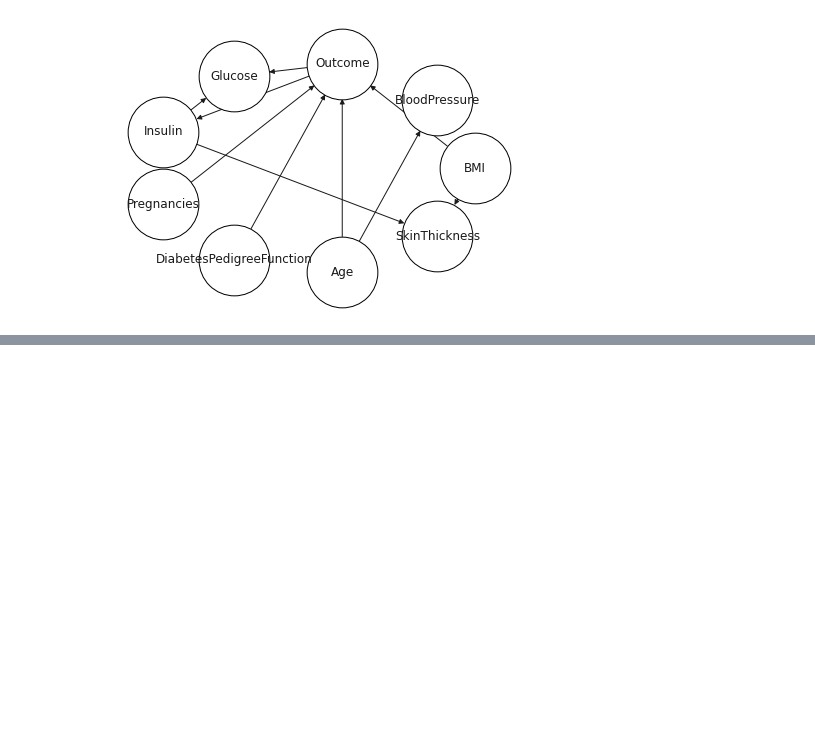
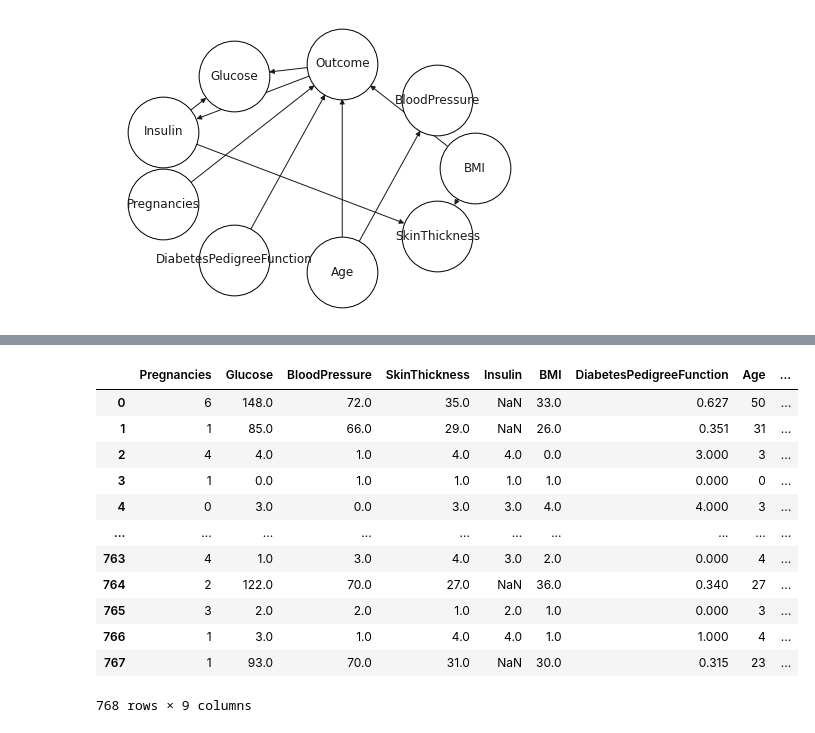
Before and after one commit to Stashq/p01-czwartek-11-Straburzynski-Raczy, a Jupyter notebook: PGM.ipynb, the cells around one changed output, grey strips where cells are left out. Cells and saved outputs as stored; diff of their text form; code cells hidden in the pictures; blank space fills up the shorter version.

```diff
--- a/PGM.ipynb
+++ b/PGM.ipynb
@@ -243,0 +270,13 @@ weighted avg       0.79      0.78      0.79       116
+# %%
+bn = BayesianModel([
+    ("BMI", "BloodPressure"),
+    ("BMI", "Outcome"),
+    ("Pregnancies", "Outcome"),
+    ("DiabetesPedigreeFunction", "Outcome"),
+    ("Age", "Outcome"),
+    ("Outcome", "Glucose"),
+    ("Outcome", "Insulin"),
+    ("Insulin", "SkinThickness"),
+])
+bn.fit(df.iloc[coplete_rows])
+draw(bn)
@@ -243,0 +285,30 @@ weighted avg       0.79      0.78      0.79       116
+# %%
+def fix(df: pd.DataFrame, to_fix: pd.DataFrame):
+    if to_fix.shape[0] == 0:
+        print("Warning: No records in \"to_fix\"")
+        return
+    missings = to_fix.columns[to_fix.isna().any()].tolist()
+    to_fix = to_fix.fillna(0)
+    to_fix = discretize(kbd, to_fix)
+    # df.loc[to_fix.index, [col for col in df.columns.tolist() if col not in ["Outcome"]] =
+    to_fix.loc[to_fix.index, missings] = bn.predict(to_fix.drop(columns=missings)).set_index(to_fix.index)
+    df.loc[to_fix.index, :] = to_fix
+    return df
+# %%
+to_fix = df[df["Glucose"].notna() & df["BloodPressure"].notna() &\
+    df["BMI"].notna() & df["Insulin"].isna() & df["SkinThickness"].isna()]
+fix(df, to_fix)
+# %% [output]
+|  | Pregnancies | Glucose | BloodPressure | SkinThickness | Insulin | BMI | DiabetesPedigreeFunction | Age | ... |
+| 0 | 6 | 148.0 | 72.0 | 35.0 | NaN | 33.0 | 0.627 | 50 | ... |
+| 1 | 1 | 85.0 | 66.0 | 29.0 | NaN | 26.0 | 0.351 | 31 | ... |
+| 2 | 4 | 4.0 | 1.0 | 4.0 | 4.0 | 0.0 | 3.000 | 3 | ... |
+| 3 | 1 | 0.0 | 1.0 | 1.0 | 1.0 | 1.0 | 0.000 | 0 | ... |
+| 4 | 0 | 3.0 | 0.0 | 3.0 | 3.0 | 4.0 | 4.000 | 3 | ... |
+| ... | ... | ... | ... | ... | ... | ... | ... | ... | ... |
+| 763 | 4 | 1.0 | 3.0 | 4.0 | 3.0 | 2.0 | 0.000 | 4 | ... |
+| 764 | 2 | 122.0 | 70.0 | 27.0 | NaN | 36.0 | 0.340 | 27 | ... |
+| 765 | 3 | 2.0 | 2.0 | 1.0 | 2.0 | 1.0 | 0.000 | 3 | ... |
+| 766 | 1 | 3.0 | 1.0 | 4.0 | 4.0 | 1.0 | 1.000 | 4 | ... |
+| 767 | 1 | 93.0 | 70.0 | 31.0 | NaN | 30.0 | 0.315 | 23 | ... |
+768 rows × 9 columns
```
Also changed, not shown: parts of 20 cells of this notebook, 1 other file.
